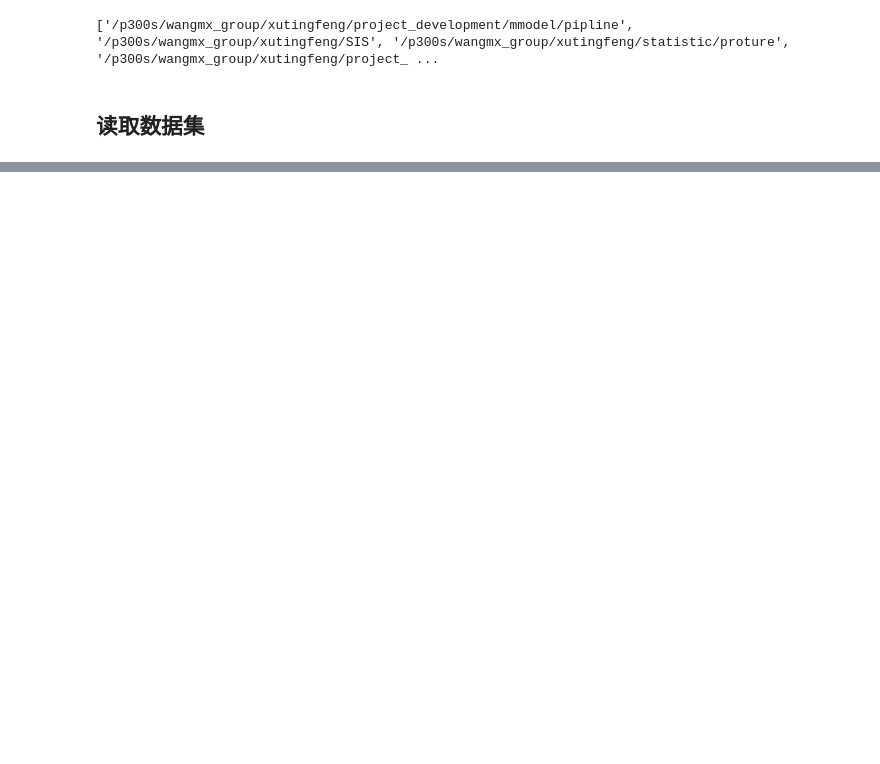
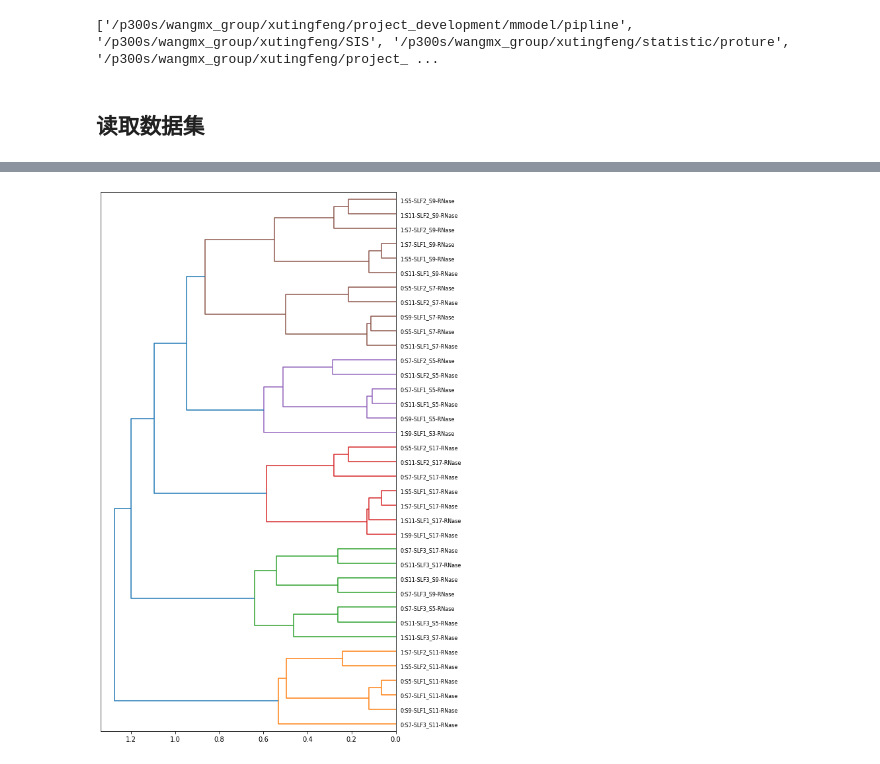
Before and after one commit to 1511878618/mmodel, a Jupyter notebook: pipline/contra.ipynb, the cells around one changed output, grey strips where cells are left out. Saved outputs shown, nothing was run; the diff lists cells and outputs as text; code cells hidden in the pictures; blank space fills up the shorter version.

```diff
--- a/pipline/contra.ipynb
+++ b/pipline/contra.ipynb
@@ -41,0 +40,6 @@ label_name_dict
+# %%
+use_cuda = torch.cuda.is_available()
+device = torch.device("cuda:0" if use_cuda else "cpu")
+dtype = torch.float32
+print('device used:', device, '| dtype used: ',
+          dtype,)
@@ -41,0 +48,6 @@ label_name_dict
+# %%
+esm_emb = pickle.load(
+    open('../data/distance_map/' +  dataname+ '_emb.pkl',
+            'rb')).to(device=device, dtype=dtype)
+dist_map = pickle.load(open('../data/distance_map/' + \
+    dataname + '.pkl', 'rb'))
@@ -41,0 +287,4 @@ label_name_dict
+# %%
+plot_dendrogram(esm_emb, name_label_dict)
+# %% [output]
+[figure, added]
```
Also changed, not shown: parts of 25 cells of this notebook, 10 other files.
